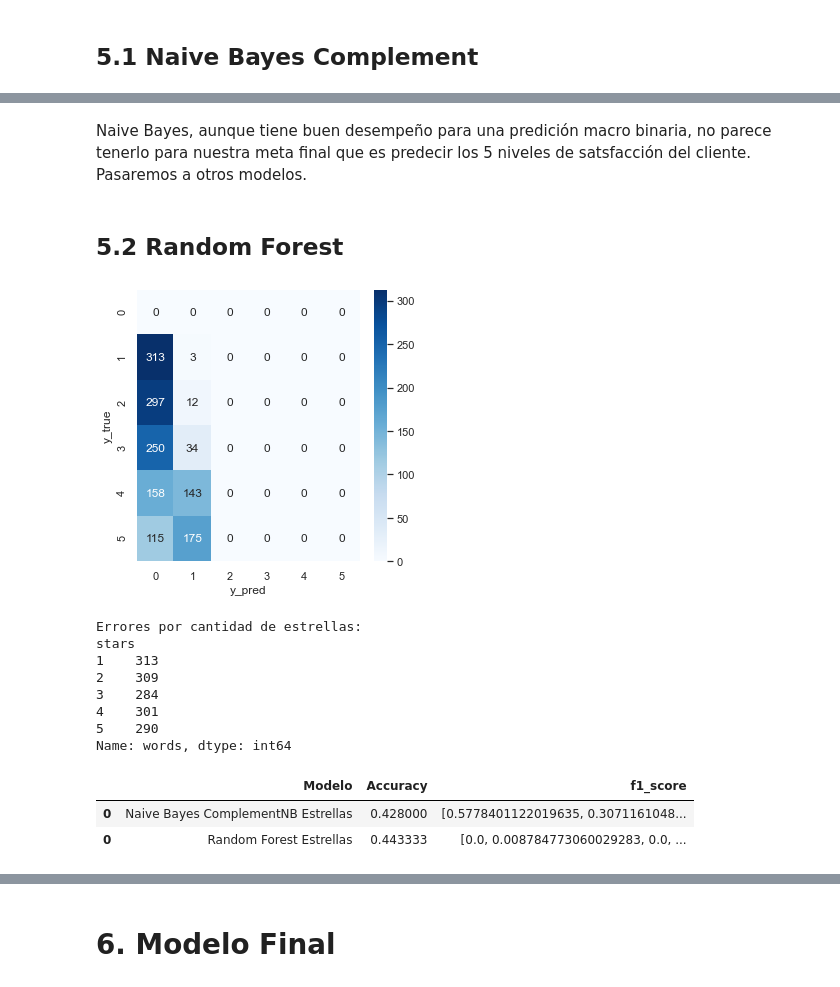
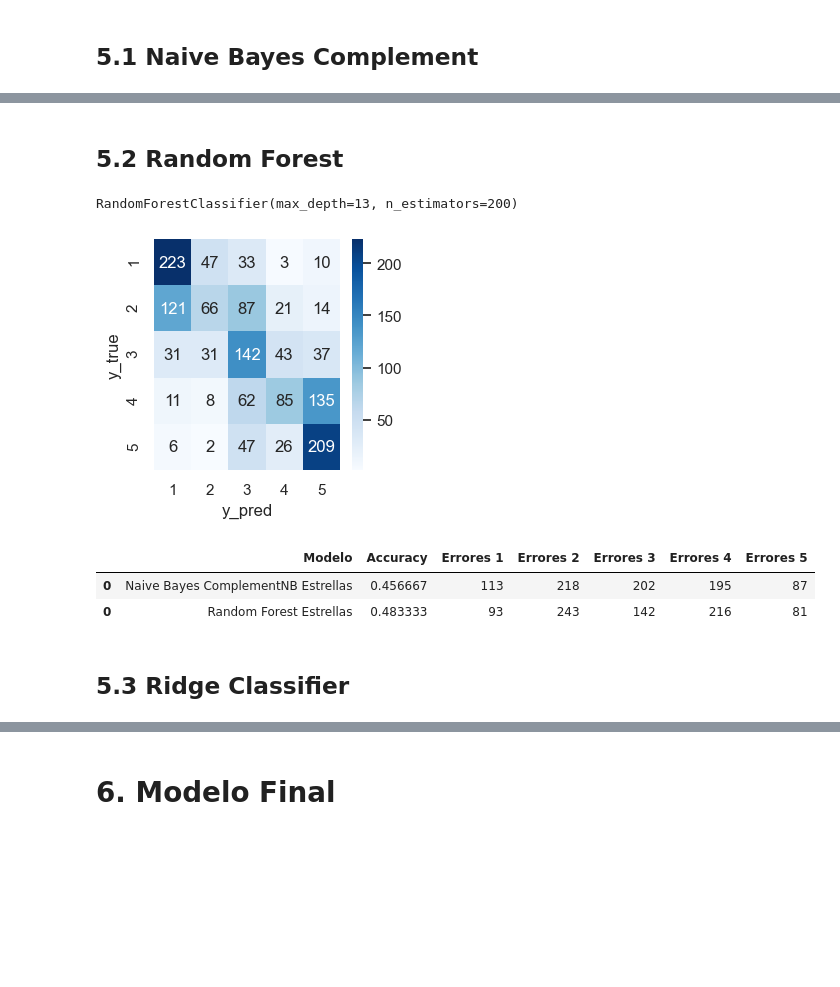
Before and after one commit to valeriaortizl/amazon_ratings_prediction, a Jupyter notebook: DS_Proyecto_03_NLP_v2.ipynb, the cells around one changed output, grey strips where cells are left out. Saved outputs shown, nothing was run; the diff lists cells and outputs as text; code cells hidden in the pictures; blank space fills up the shorter version.

Commit message:
Modelo final

```diff
--- a/DS_Proyecto_03_NLP_v2.ipynb
+++ b/DS_Proyecto_03_NLP_v2.ipynb
@@ -568,31 +577,30 @@ def errores_reviews(y_test, y_pred, dev_token, columna):
 def error5(nombre, modelo, X_train, y_train, X_test, y_test, y_pred, dev_token):
 
     # Data Frame para guardar los resultados
-    errores5 = pd.DataFrame(columns = ['Modelo','Accuracy','f1_score'])
-
+    errores5 = pd.DataFrame(columns = ['Modelo','Accuracy','Errores 1','Errores 2','Errores 3','Errores 4','Errores 5'])
     accuracy = modelo.score(X_test,y_test)
-    f1_sco = f1_score(y_test, y_pred, average=None)
 
     #names= y_train.unique().tolist()
+    names= ["1","2","3","4","5"]
     cm=confusion_matrix(y_test,y_pred)
-    f,ax=plt.subplots(figsize=(5,5))
+    f,ax=plt.subplots(figsize=(3,3))
     sns.heatmap(cm,annot=True,fmt=".0f",ax=ax, cmap='Blues')
     plt.xlabel("y_pred")
     plt.ylabel("y_true")
-    #ax.set_xticklabels(names)
-    #ax.set_yticklabels(names)
+    ax.set_xticklabels(names)
+    ax.set_yticklabels(names)
     plt.show()
 
     errores_total = []
-    for i in range(1500):
+    for i in range(len(y_test)):
         #print(y_test.iloc[i], y_pred[i])
         if y_test.iloc[i] != y_pred[i]:
             errores_total.append(y_test.index[i])
 
-    print('Errores por cantidad de estrellas:')
-    print(dev_token.loc[errores_total].groupby('stars').words.count())
+    e_stars = dev_token.loc[errores_total].groupby('stars').words.count()
 
-    errores5 = errores5.append({'Modelo':nombre,'Accuracy':accuracy,'f1_score':f1_sco},  ignore_index=True)
+    errores5 = errores5.append({'Modelo':nombre,'Accuracy':accuracy,'Errores 1':e_stars.iloc[0],'Errores 2':e_stars.iloc[1],
+    'Errores 3':e_stars.iloc[2],'Errores 4':e_stars.iloc[3],'Errores 5':e_stars.iloc[4]},  ignore_index=True)
 
     return errores5
 # %% [markdown]
@@ -1038,9 +1076,14 @@ X_train, X_test, y_train, y_test = train_test_split(X_data_no, data['stars'], te
 # %% [markdown]
 ## 5.1 Naive Bayes Complement
 # %%
+#params = {'alpha': [1.6, 1.7, 1.8, 1.9, 2, 2.2, 2.5],'norm': [True, False]}
+params = {'alpha': [1.8],'norm': [True, False]}
+
+cnb_model = GridSearchCV(ComplementNB(), params)
 cnb_model.fit(X_train, y_train)
+cnb_model = cnb_model.best_estimator_
+print(cnb_model)
 y_pred = cnb_model.predict(X_test)
-
 errores5 = error5('Naive Bayes ComplementNB Estrellas', cnb_model, X_train, y_train, X_test, y_test, y_pred, dev_token)
 errores5
 # %% [output]
@@ -1058,28 +1094,22 @@ Name: words, dtype: int64
-# %% [markdown]
-Naive Bayes, aunque tiene buen desempeño para una predición macro binaria, no parece tenerlo para nuestra meta final que es predecir los 5 niveles de satsfacción del cliente. Pasaremos a otros modelos.
 # %% [markdown]
 ## 5.2 Random Forest
 # %%
-params = {'n_estimators': [10, 25, 50, 100],
-		  'max_depth': [2, 4, 10, 15]}
+#params = {'n_estimators': [10, 25, 50, 100, 200],'max_depth': [11,13,15,17]}
+params = {'n_estimators': [200],'max_depth': [13]}
 rf = GridSearchCV(RandomForestClassifier(), params)
 rf.fit(X_train, y_train)
-rf = rf.best_estimator_
+rfo = rf.best_estimator_
+print(rfo)
 y_pred = rfo.predict(X_test)
 
 errores5 = errores5.append(error5('Random Forest Estrellas', rf, X_train, y_train, X_test, y_test, y_pred, dev_token))
 errores5
 # %% [output]
+RandomForestClassifier(max_depth=13, n_estimators=200)
-[figure, old version]
+[figure, new version]
-Errores por cantidad de estrellas:
-stars
-1    313
-2    309
-3    284
-4    301
-5    290
-Name: words, dtype: int64
-|  | Modelo | Accuracy | f1_score |
-| 0 | Naive Bayes ComplementNB Estrellas | 0.428000 | [0.5778401122019635, 0.3071161048... |
-| 0 | Random Forest Estrellas | 0.443333 | [0.0, 0.008784773060029283, 0.0, ... |
+|  | Modelo | Accuracy | Errores 1 | Errores 2 | Errores 3 | Errores 4 | Errores 5 |
+| 0 | Naive Bayes ComplementNB Estrellas | 0.456667 | 113 | 218 | 202 | 195 | 87 |
+| 0 | Random Forest Estrellas | 0.483333 | 93 | 243 | 142 | 216 | 81 |
+# %% [markdown]
+## 5.3 Ridge Classifier
 # %%
```
Also changed, not shown: parts of 57 cells of this notebook.
